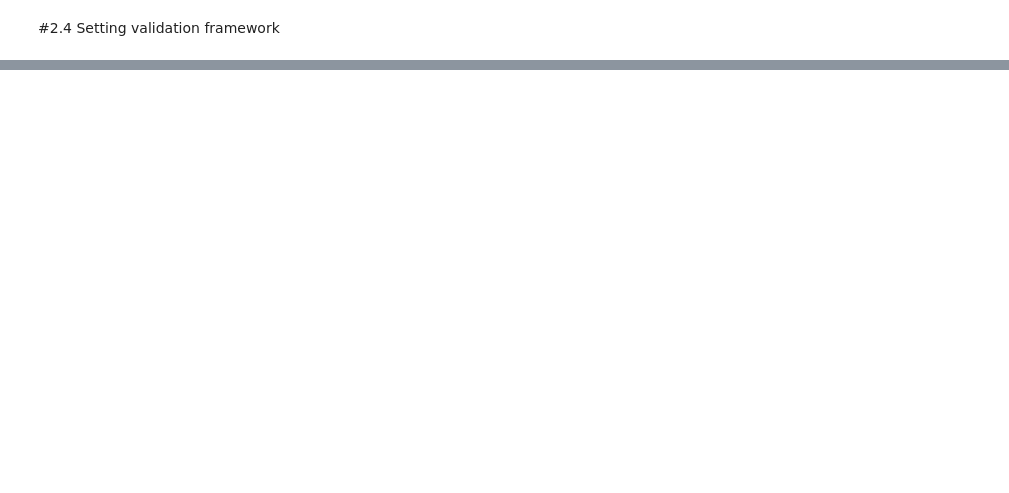
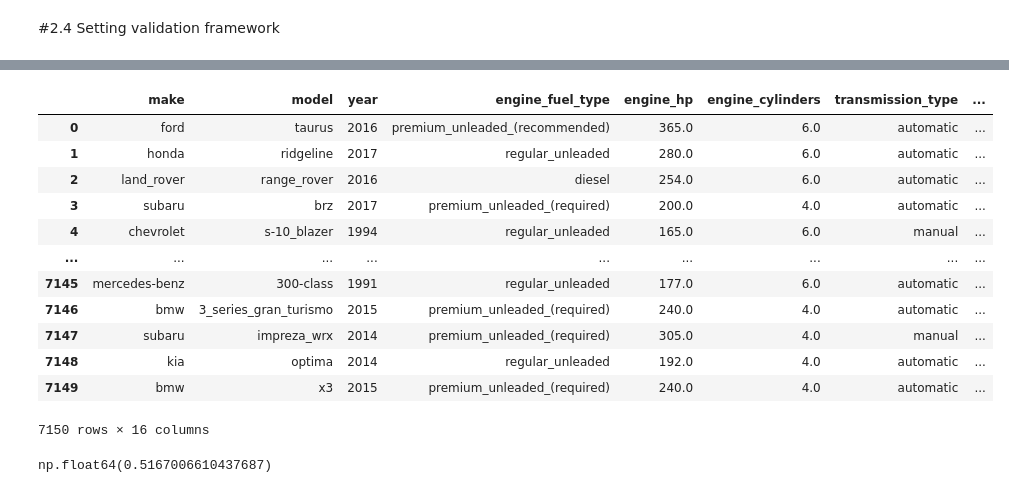
Before and after one commit to AJKossi/machine-learning-zoomcamp, a Jupyter notebook: 02-car-price/02-carprice.ipynb, the cells around one changed output, grey strips where cells are left out. Cells and saved outputs as stored; diff of their text form; code cells hidden in the pictures; blank space fills up the shorter version.

```diff
--- a/02-car-price/02-carprice.ipynb
+++ b/02-car-price/02-carprice.ipynb
@@ -294,0 +490,25 @@ del df_test['msrp']
+# %%
+df_train
+# %% [output]
+|  | make | model | year | engine_fuel_type | engine_hp | engine_cylinders | transmission_type | ... |
+| 0 | ford | taurus | 2016 | premium_unleaded_(recommended) | 365.0 | 6.0 | automatic | ... |
+| 1 | honda | ridgeline | 2017 | regular_unleaded | 280.0 | 6.0 | automatic | ... |
+| 2 | land_rover | range_rover | 2016 | diesel | 254.0 | 6.0 | automatic | ... |
+| 3 | subaru | brz | 2017 | premium_unleaded_(required) | 200.0 | 4.0 | automatic | ... |
+| 4 | chevrolet | s-10_blazer | 1994 | regular_unleaded | 165.0 | 6.0 | manual | ... |
+| ... | ... | ... | ... | ... | ... | ... | ... | ... |
+| 7145 | mercedes-benz | 300-class | 1991 | regular_unleaded | 177.0 | 6.0 | automatic | ... |
+| 7146 | bmw | 3_series_gran_turismo | 2015 | premium_unleaded_(required) | 240.0 | 4.0 | automatic | ... |
+| 7147 | subaru | impreza_wrx | 2014 | premium_unleaded_(required) | 305.0 | 4.0 | manual | ... |
+| 7148 | kia | optima | 2014 | regular_unleaded | 192.0 | 4.0 | automatic | ... |
+| 7149 | bmw | x3 | 2015 | premium_unleaded_(required) | 240.0 | 4.0 | automatic | ... |
+7150 rows × 16 columns
+# %%
+X_train = prepare_X(df_train)
+w0, w = train_linear_regression(X_train, y_train)
+
+X_val = prepare_X(df_val)
+y_pred = w0 + X_val.dot(w)
+rmse(y_val, y_pred)
+# %% [output]
+np.float64(0.5167006610437687)
```
Also changed, not shown: parts of 40 cells of this notebook, 2 other files.
